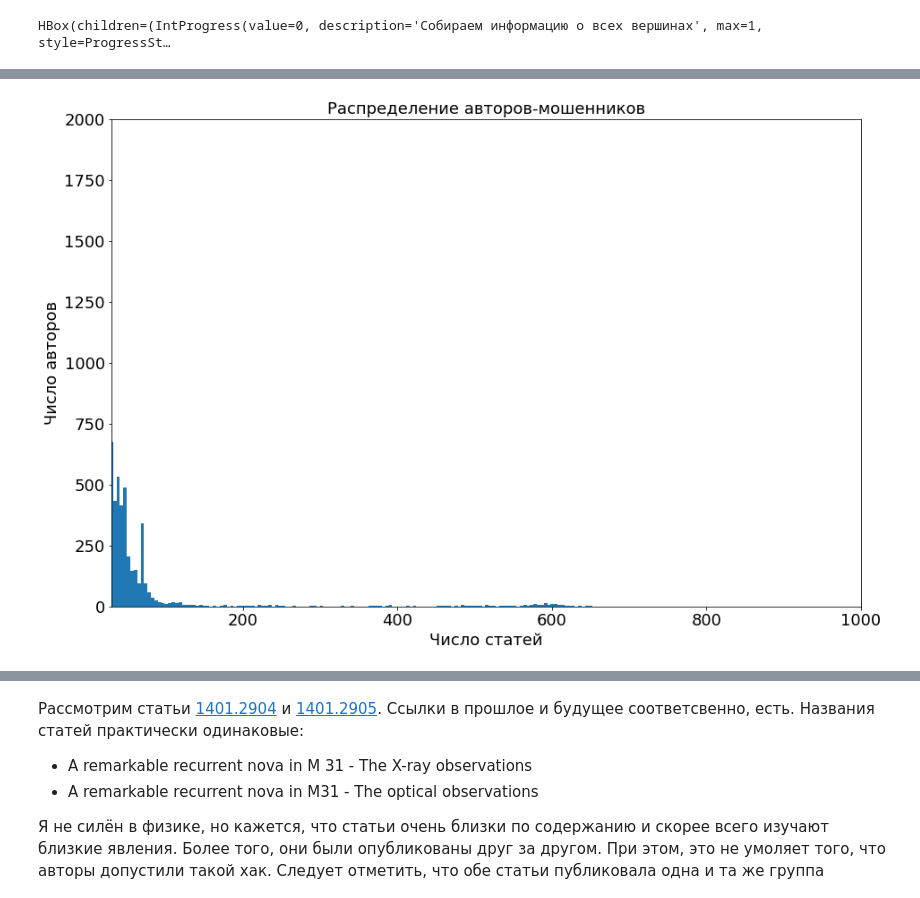
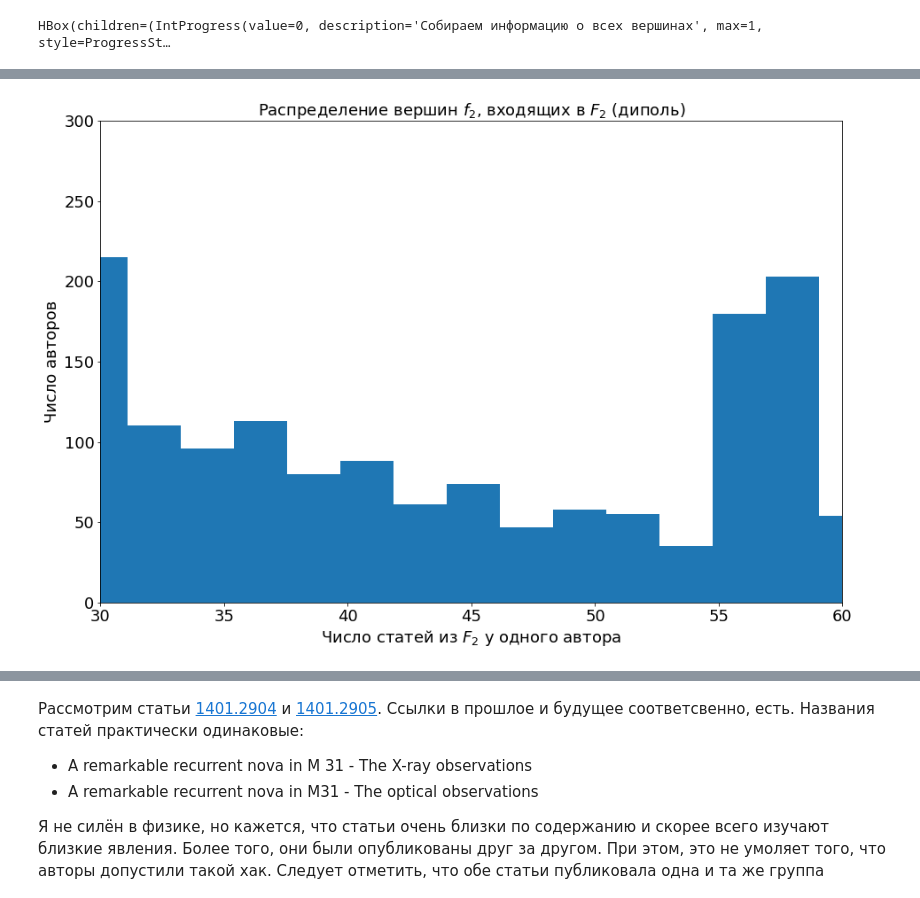
Before and after one commit to Hedgehogues/MSU_PZAD, a Jupyter notebook: HW-graph/Untitled.ipynb, the cells around one changed output, grey strips where cells are left out. Drawn from its saved outputs; the diff is of its cells as text; code cells hidden in the pictures.

```diff
--- a/HW-graph/Untitled.ipynb
+++ b/HW-graph/Untitled.ipynb
@@ -747,7 +749,7 @@ del sizes_subgraph
 # %%
 proportion = 1
 sizes_subgraph = [len(G.nodes)]
-vertexes = count_metric(G, get_dipole, 'Собираем информацию о всех вершинах', proportion, sizes_subgraph, True)
+loops = count_metric(G, get_dipole, 'Собираем информацию о всех вершинах', proportion, sizes_subgraph, True)
 # %% [output]
 HBox(children=(IntProgress(value=0, description='Собираем информацию о всех вершинах', max=1, style=ProgressSt…
 # %% [markdown]
@@ -755,14 +757,22 @@ HBox(children=(IntProgress(value=0, description='Собираем информа
 # %%
-authors = []
-for doc in vertexes[0]:
+temp_loops = []
+for doc in loops[0]:
     doc0 = doc.split('~')[0]
     doc1 = doc.split('~')[1]
-    authors += docs[doc0][ArxivTags.Authors]
-    authors += docs[doc1][ArxivTags.Authors]
+    temp_loops.append(doc0)
+    temp_loops.append(doc1)
+
+temp_loops = list(set(temp_loops))
+
+authors = []
+for doc in temp_loops:
+    authors += docs[doc][ArxivTags.Authors]
+
+del temp_loops
 
 authors = Counter(authors)
-counts = []
+count_papers = []
 for key in authors:
-    counts.append(authors[key])
+    count_papers.append(authors[key])
 # %%
 plt.figure(figsize=(15, 10))
@@ -793,12 +820,13 @@ plt.ylim([0, 2000]);
 # %%
 plt.figure(figsize=(15, 10))
-plt.hist(counts, bins=150)
-plt.xlabel('Число статей', fontsize=18)
+plt.hist(count_papers, bins=120)
+plt.xlabel('Число статей из $F_2$ у одного автора', fontsize=18)
 plt.ylabel('Число авторов', fontsize=18)
 plt.xticks(fontsize=18)
 plt.yticks(fontsize=18)
-plt.title('Распределение авторов-мошенников', fontsize=18)
-plt.xlim([30, 1000])
-plt.ylim([0, 2000]);
+plt.title('Распределение вершин $f_2$, входящих в $F_2$ (диполь)', fontsize=18);
+plt.xlim([30, 60])
+plt.ylim([0, 300]);
+plt.grid(True);
 # %% [output]
-[figure, old version]
+[figure, new version]
```
Also changed, not shown: parts of 38 cells of this notebook.
